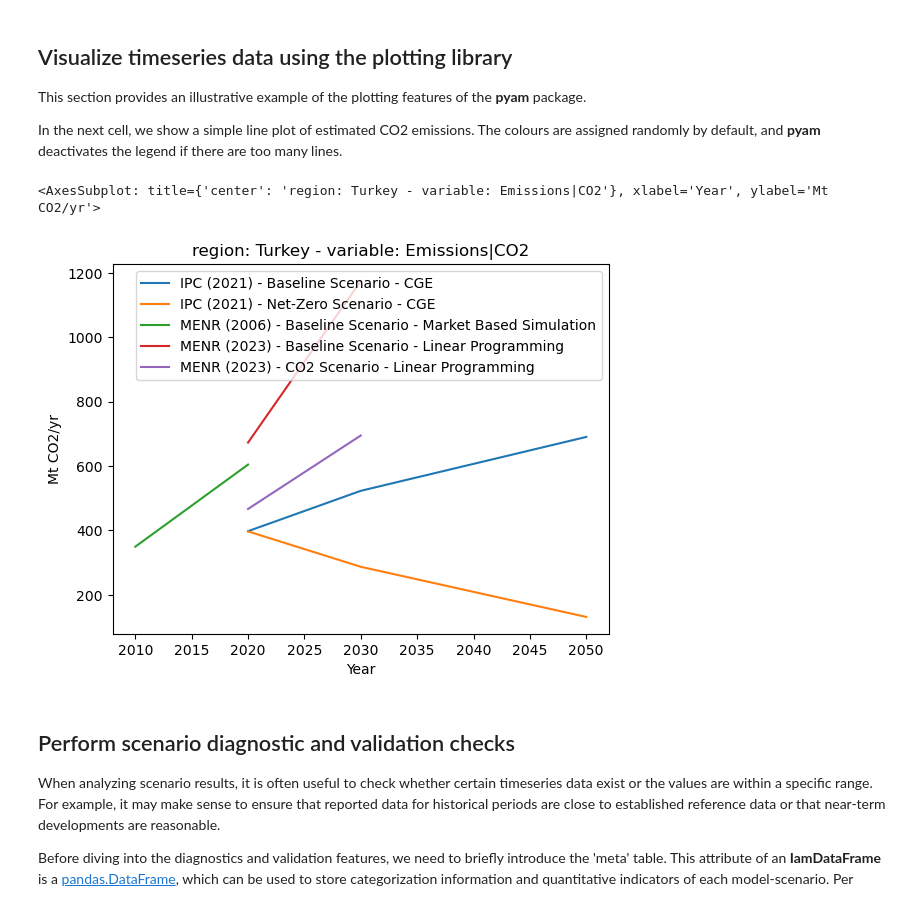
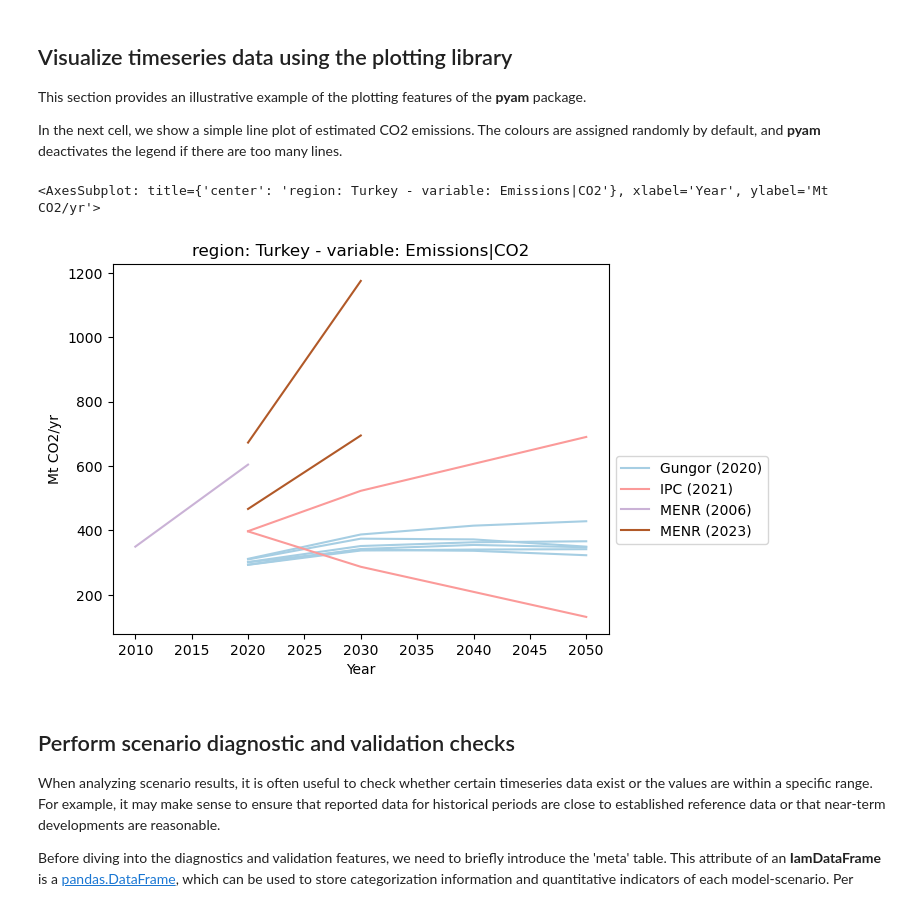
Before and after one commit to gorkemgungormetu/Turkish_energy_and_climate_pathways, a Jupyter notebook: meta_analysis.ipynb, the cells around one changed output. Cells and saved outputs as stored; diff of their text form; code cells hidden in the pictures.

```diff
--- a/meta_analysis.ipynb
+++ b/meta_analysis.ipynb
@@ -143,6 +150,7 @@ We convert the units **Mtoe/yr** and **TWh/yr** to **EJ/yr** compliant with the
 # %%
 df.convert_unit('Mtoe/yr', to='EJ/yr', inplace=True)
 df.convert_unit('TWh/yr', to='EJ/yr', inplace=True)
+df.convert_unit('MW', to='EJ/yr', inplace=True)
 # %%
 df.unit_mapping
 # %% [output]
@@ -388,10 +397,12 @@ This section provides an illustrative example of the plotting features of the **
 
 In the next cell, we show a simple line plot of estimated CO2 emissions. The colours are assigned randomly by default, and **pyam** deactivates the legend if there are too many lines.
 # %%
-df.filter(variable='Emissions|CO2', region='Turkey').plot()
+%%capture --no-display
+cmap = 'Paired'
+df.filter(variable='Emissions|CO2', region='Turkey').plot(color='model', cmap=cmap, legend=OUTSIDE_LEGEND['right'])
 # %% [output]
 <AxesSubplot: title={'center': 'region: Turkey - variable: Emissions|CO2'}, xlabel='Year', ylabel='Mt CO2/yr'>
-[figure, old version]
+[figure, new version]
 # %% [markdown]
 ## Perform scenario diagnostic and validation checks
 
```
Also changed, not shown: parts of 15 cells of this notebook, 3 other files.
